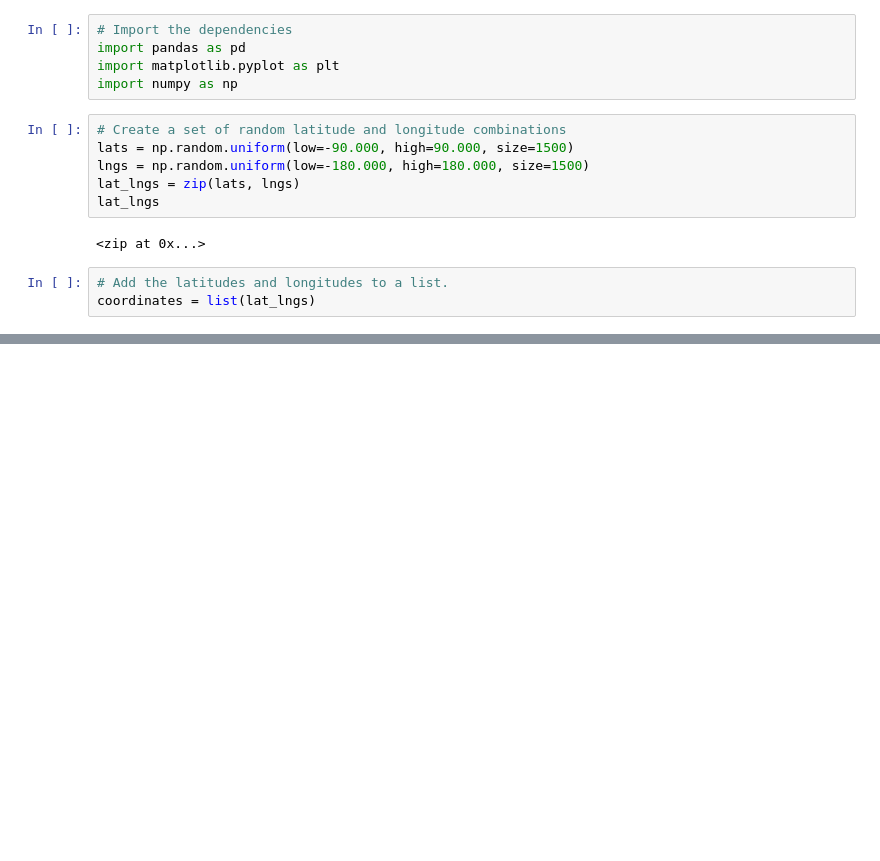
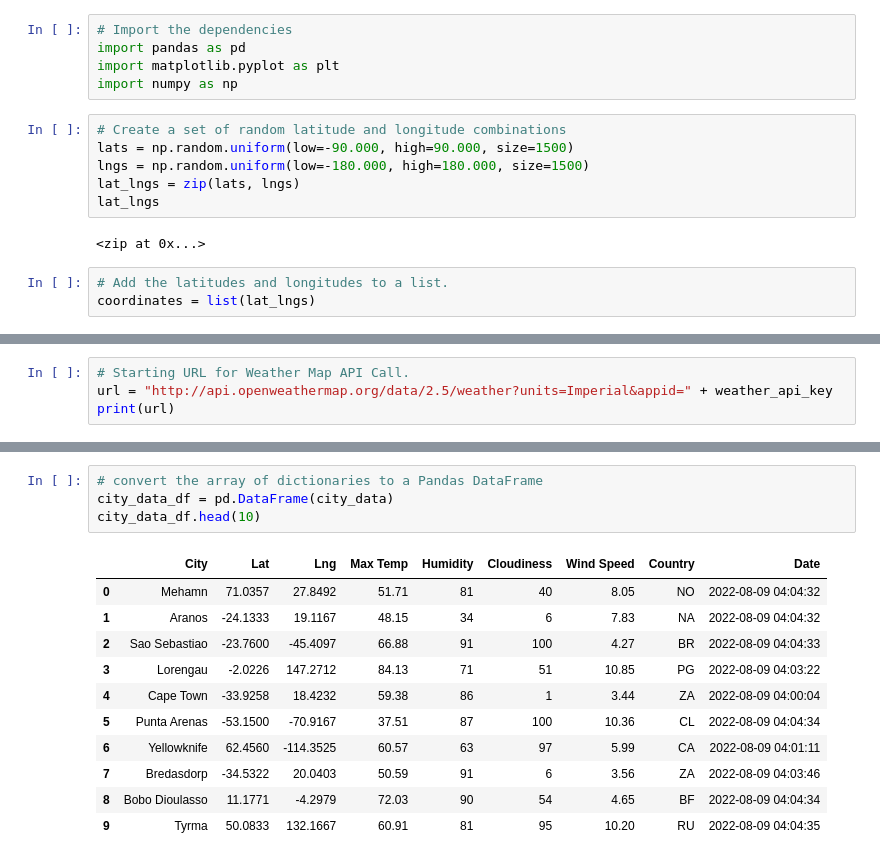
Before and after one commit to mbugyis/World_Weather_Analysis, a Jupyter notebook: WeatherPy.ipynb, the cells around one changed output, grey strips where cells are left out. Saved outputs shown, nothing was run; the diff lists cells and outputs as text; blank space fills up the shorter version.

Commit message:
.gitignore and DataFrame

```diff
--- a/WeatherPy.ipynb
+++ b/WeatherPy.ipynb
@@ -54,0 +85,4 @@ len(cities)
+# %%
+# Starting URL for Weather Map API Call.
+url = "http://api.openweathermap.org/data/2.5/weather?units=Imperial&appid=" + weather_api_key
+print(url)
@@ -54,0 +171,16 @@ len(cities)
+# %%
+# convert the array of dictionaries to a Pandas DataFrame
+city_data_df = pd.DataFrame(city_data)
+city_data_df.head(10)
+# %% [output]
+|  | City | Lat | Lng | Max Temp | Humidity | Cloudiness | Wind Speed | Country | Date |
+| 0 | Mehamn | 71.0357 | 27.8492 | 51.71 | 81 | 40 | 8.05 | NO | 2022-08-09 04:04:32 |
+| 1 | Aranos | -24.1333 | 19.1167 | 48.15 | 34 | 6 | 7.83 | NA | 2022-08-09 04:04:32 |
+| 2 | Sao Sebastiao | -23.7600 | -45.4097 | 66.88 | 91 | 100 | 4.27 | BR | 2022-08-09 04:04:33 |
+| 3 | Lorengau | -2.0226 | 147.2712 | 84.13 | 71 | 51 | 10.85 | PG | 2022-08-09 04:03:22 |
+| 4 | Cape Town | -33.9258 | 18.4232 | 59.38 | 86 | 1 | 3.44 | ZA | 2022-08-09 04:00:04 |
+| 5 | Punta Arenas | -53.1500 | -70.9167 | 37.51 | 87 | 100 | 10.36 | CL | 2022-08-09 04:04:34 |
+| 6 | Yellowknife | 62.4560 | -114.3525 | 60.57 | 63 | 97 | 5.99 | CA | 2022-08-09 04:01:11 |
+| 7 | Bredasdorp | -34.5322 | 20.0403 | 50.59 | 91 | 6 | 3.56 | ZA | 2022-08-09 04:03:46 |
+| 8 | Bobo Dioulasso | 11.1771 | -4.2979 | 72.03 | 90 | 54 | 4.65 | BF | 2022-08-09 04:04:34 |
+| 9 | Tyrma | 50.0833 | 132.1667 | 60.91 | 81 | 95 | 10.20 | RU | 2022-08-09 04:04:35 |
```
Also changed, not shown: parts of 12 cells of this notebook, 1 other file.
